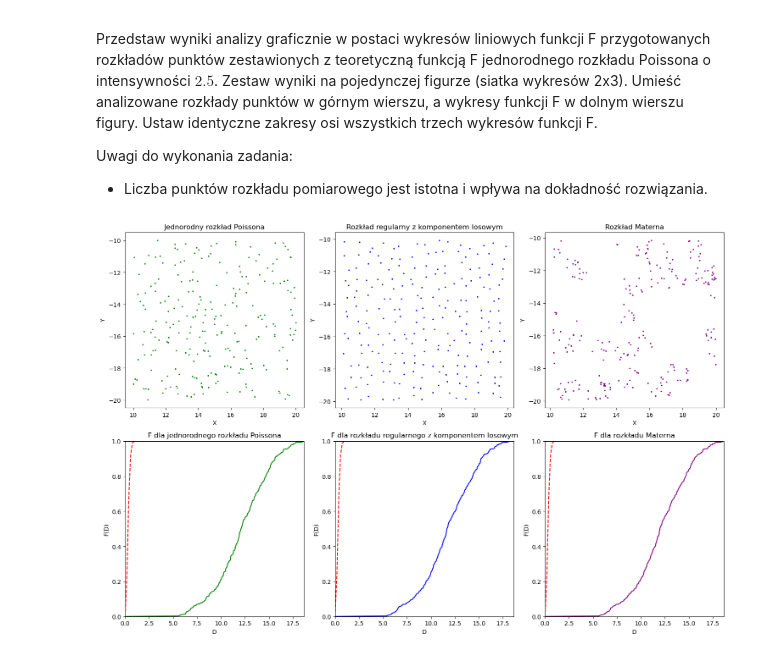
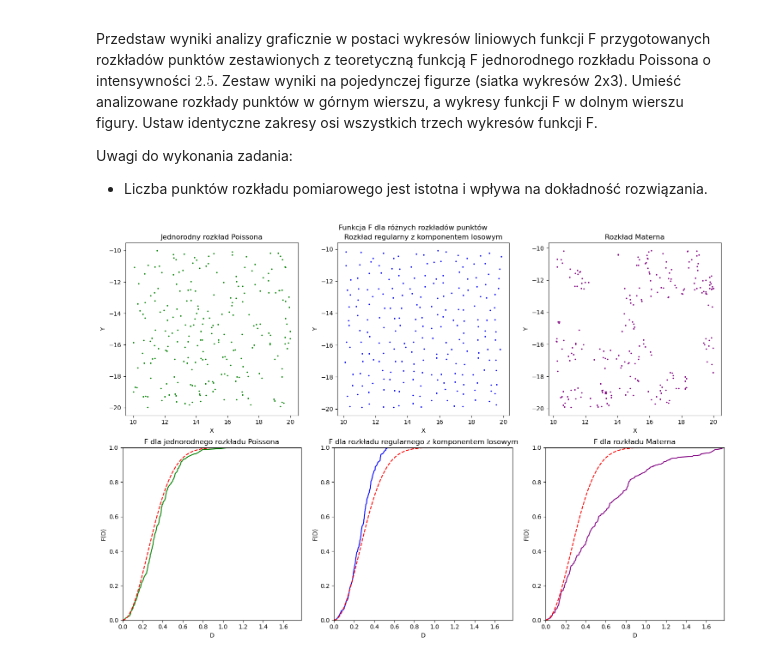
Before and after one commit to ArsBeneMoriendi/analiza_danych_przestrzennych, a Jupyter notebook: ZZ05/ZZ05.ipynb, the cells around one changed output. Drawn from its saved outputs; the diff is of its cells as text; code cells hidden in the pictures.

```diff
--- a/ZZ05/ZZ05.ipynb
+++ b/ZZ05/ZZ05.ipynb
@@ -305,11 +305,13 @@ Przedstaw wyniki analizy graficznie w postaci wykresów liniowych funkcji F przy
 Uwagi do wykonania zadania:
 - Liczba punktów rozkładu pomiarowego jest istotna i wpływa na dokładność rozwiązania.
 # %%
-f_HP = f_function(points_HP, test_data_1)
-f_R = f_function(points_R, test_data_1)
-f_M = f_function(points_M, test_data_1)
+test_points = homogeneous_poisson_on_rectangle(2.5, [10,20], [-20,-10])
 
-d_values = np.linspace(0, max(f_HP['D'].max(), f_R['D'].max(), f_M['D'].max()), 100)
+f_HP = f_function(points_HP, test_points)
+f_R = f_function(points_R, test_points)
+f_M = f_function(points_M, test_points)
+
+d_values = np.linspace(0, max(f_HP['D'].max(), f_R['D'].max(), f_M['D'].max()), 150)
 f_poisson = f_function_poisson(d_values, 2.5)
 
 fig, axes = plt.subplots(2, 3, figsize=(15, 10))
@@ -319,42 +321,46 @@ axes[0].scatter(points_HP['X'], points_HP['Y'], s=2, color = "green")
 axes[0].set_title("Jednorodny rozkład Poissona")
 axes[0].set_xlabel("X")
 axes[0].set_ylabel("Y")
+axes[0].set_aspect(1)
 
 axes[1].scatter(points_R['X'], points_R['Y'], s=2, color = "blue")
 axes[1].set_title("Rozkład regularny z komponentem losowym")
 axes[1].set_xlabel("X")
 axes[1].set_ylabel("Y")
+axes[1].set_aspect(1)
 
 axes[2].scatter(points_M['X'], points_M['Y'], s=2, color = "purple")
 axes[2].set_title("Rozkład Materna")
 axes[2].set_xlabel("X")
 axes[2].set_ylabel("Y")
+axes[2].set_aspect(1)
 
 axes[3].plot(f_HP["D"], f_HP["F"], color="green")
 axes[3].plot(f_poisson["D"], f_poisson["F"], linestyle="dashed", color="red")
 axes[3].set_title("F dla jednorodnego rozkładu Poissona")
 axes[3].set_xlabel("D")
 axes[3].set_ylabel("F(D)")
 axes[3].set_xlim([0, d_values.max()])
 axes[3].set_ylim([0, 1])
 
 axes[4].plot(f_R["D"], f_R["F"], color="blue")
 axes[4].plot(f_poisson["D"], f_poisson["F"], linestyle="dashed", color="red")
 axes[4].set_title("F dla rozkładu regularnego z komponentem losowym")
 axes[4].set_xlabel("D")
 axes[4].set_ylabel("F(D)")
 axes[4].set_xlim([0, d_values.max()])
 axes[4].set_ylim([0, 1])
 
 axes[5].plot(f_M["D"], f_M["F"], color="purple")
 axes[5].plot(f_poisson["D"], f_poisson["F"], linestyle="dashed", color="red")
 axes[5].set_title("F dla rozkładu Materna")
 axes[5].set_xlabel("D")
 axes[5].set_ylabel("F(D)")
 axes[5].set_xlim([0, d_values.max()])
 axes[5].set_ylim([0, 1])
 
+fig.suptitle("Funkcja F dla różnych rozkładów punktów")
 plt.tight_layout()
 plt.show()
 # %% [output]
-[figure, old version]
+[figure, new version]
```
Also changed, not shown: parts of 2 cells of this notebook.
